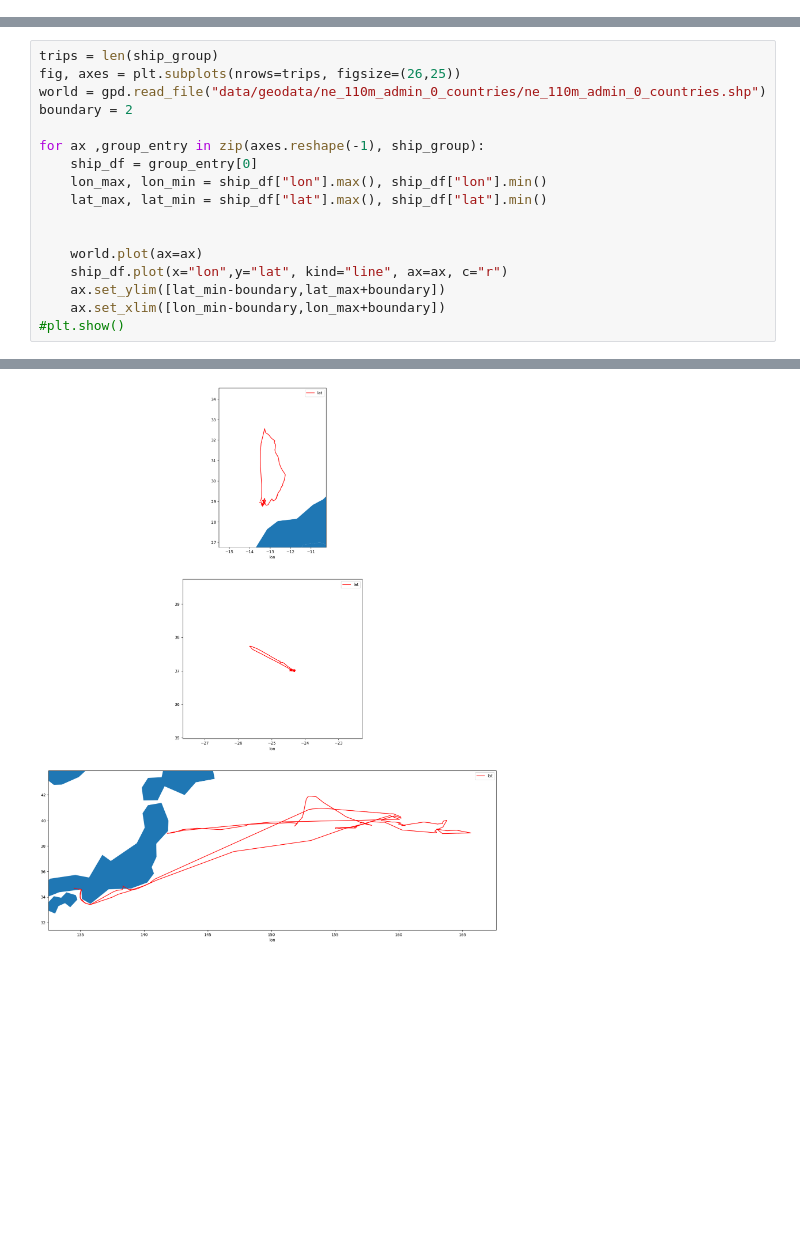
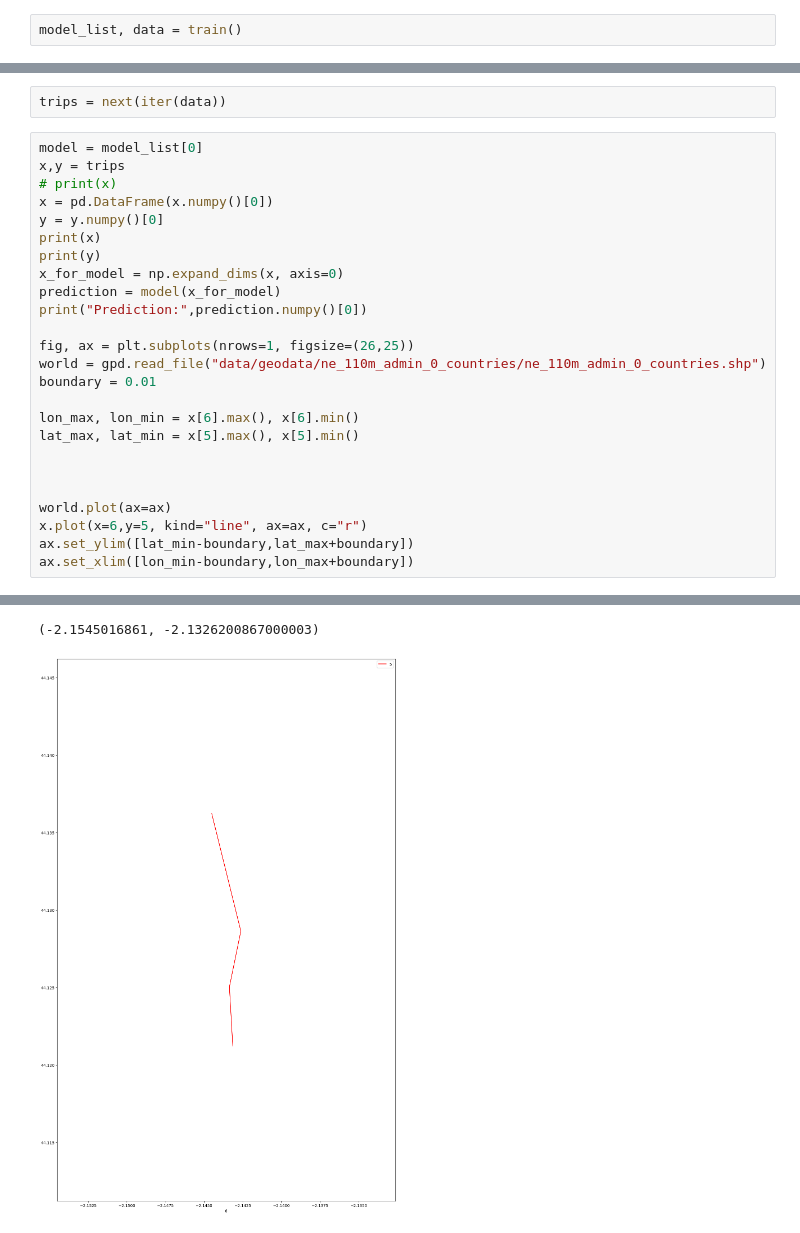
Before and after one commit to martin-gif/fishingNN, a Jupyter notebook: preprocessing.ipynb, the cells around one changed output, grey strips where cells are left out. Saved outputs shown, nothing was run; the diff lists cells and outputs as text; blank space fills up the shorter version.

```diff
--- a/preprocessing.ipynb
+++ b/preprocessing.ipynb
@@ -41,0 +8,2 @@ insgesamt 29495 Datensätze in 24 trips
+# %%
+model_list, data = train()
@@ -42,18 +34,28 @@ insgesamt 29495 Datensätze in 24 trips
+# %%
+trips = next(iter(data))
 # %%
-trips = len(ship_group)
-fig, axes = plt.subplots(nrows=trips, figsize=(26,25))
+model = model_list[0]
+x,y = trips
+# print(x)
+x = pd.DataFrame(x.numpy()[0])
+y = y.numpy()[0]
+print(x)
+print(y)
+x_for_model = np.expand_dims(x, axis=0)
+prediction = model(x_for_model)
+print("Prediction:",prediction.numpy()[0])
+
+fig, ax = plt.subplots(nrows=1, figsize=(26,25))
 world = gpd.read_file("data/geodata/ne_110m_admin_0_countries/ne_110m_admin_0_countries.shp")
-boundary = 2
+boundary = 0.01
 
-for ax ,group_entry in zip(axes.reshape(-1), ship_group):
-    ship_df = group_entry[0]
-    lon_max, lon_min = ship_df["lon"].max(), ship_df["lon"].min()
-    lat_max, lat_min = ship_df["lat"].max(), ship_df["lat"].min()
+lon_max, lon_min = x[6].max(), x[6].min()
+lat_max, lat_min = x[5].max(), x[5].min()
 
 
-    world.plot(ax=ax)
-    ship_df.plot(x="lon",y="lat", kind="line", ax=ax, c="r")
-    ax.set_ylim([lat_min-boundary,lat_max+boundary])
-    ax.set_xlim([lon_min-boundary,lon_max+boundary])
-#plt.show()
+
+world.plot(ax=ax)
+x.plot(x=6,y=5, kind="line", ax=ax, c="r")
+ax.set_ylim([lat_min-boundary,lat_max+boundary])
+ax.set_xlim([lon_min-boundary,lon_max+boundary])
 # %% [output]
@@ -60 +76,2 @@ for ax ,group_entry in zip(axes.reshape(-1), ship_group):
+(-2.1545016861, -2.1326200867000003)
-[figure, old version]
+[figure, new version]
```
Also changed, not shown: parts of 6 cells of this notebook, 5 other files.
